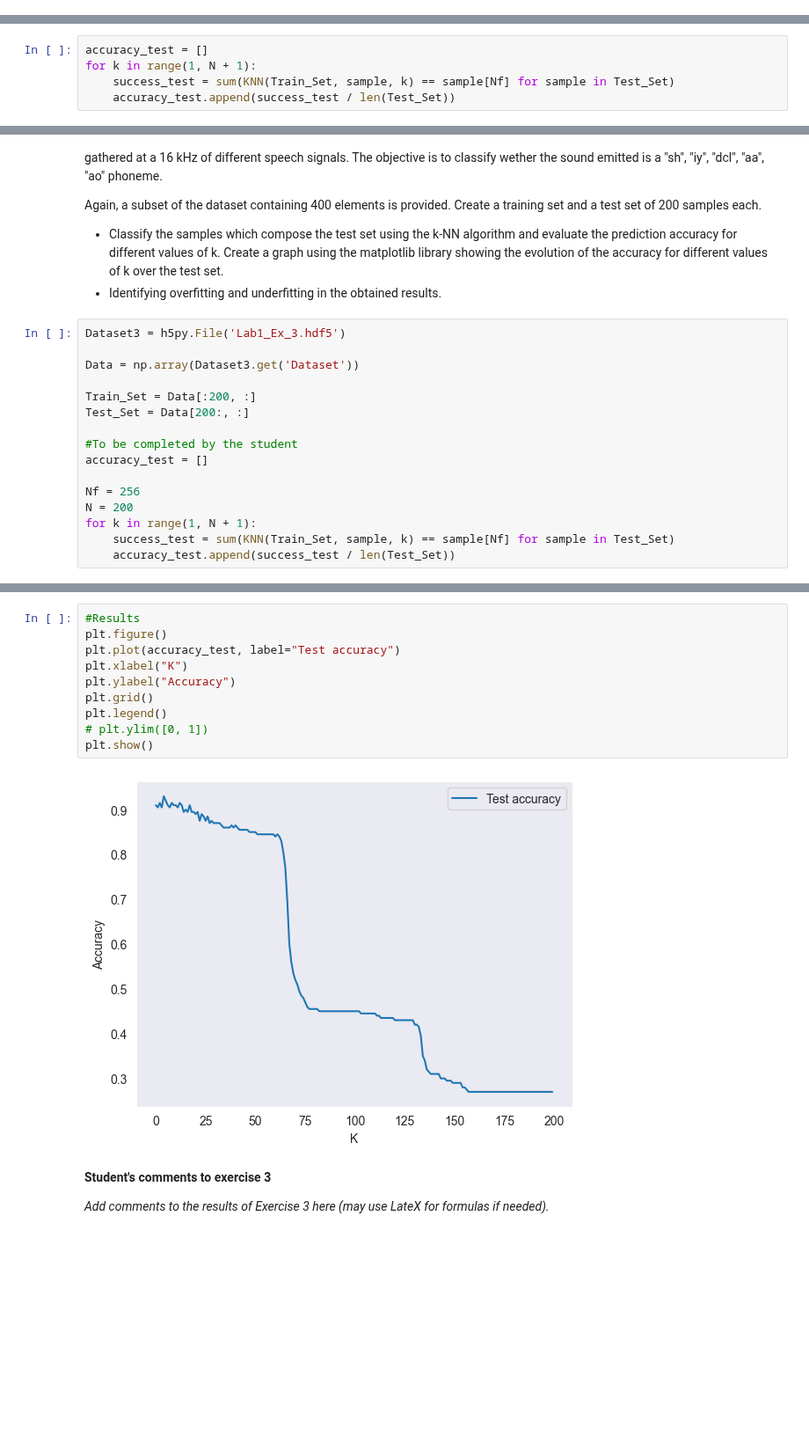
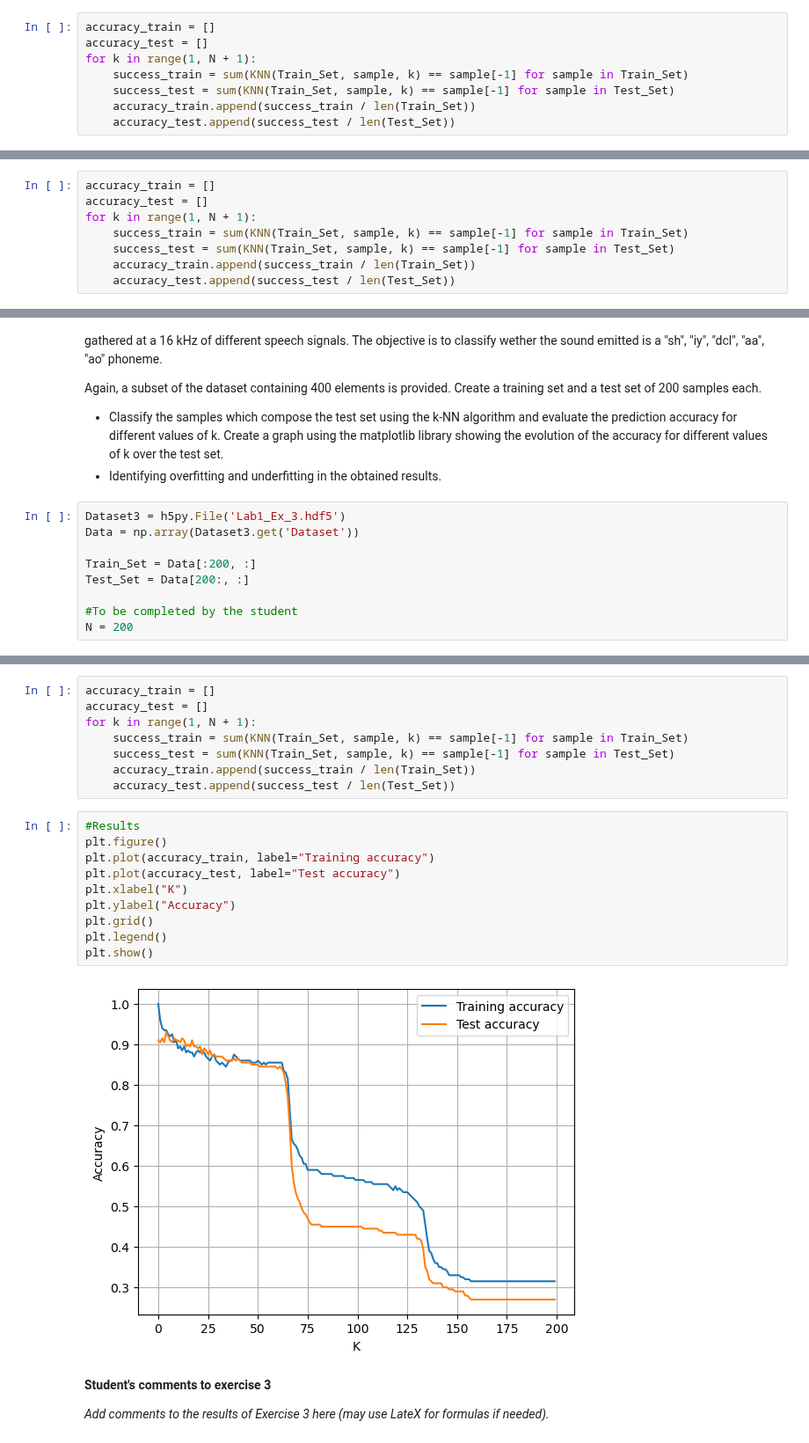
Before and after one commit to steurendo/SLNN, a Jupyter notebook: SL/Lab1/Lab1.ipynb, the cells around one changed output, grey strips where cells are left out. Shown at 88% size. Cells and saved outputs as stored; diff of their text form; blank space fills up the shorter version.

```diff
--- a/SL/Lab1/Lab1.ipynb
+++ b/SL/Lab1/Lab1.ipynb
@@ -71,3 +61,11 @@ for k in range(1, N + 1):
+# %%
+accuracy_train = []
+accuracy_test = []
+for k in range(1, N + 1):
+    success_train = sum(KNN(Train_Set, sample, k) == sample[-1] for sample in Train_Set)
+    success_test = sum(KNN(Train_Set, sample, k) == sample[-1] for sample in Test_Set)
+    accuracy_train.append(success_train / len(Train_Set))
+    accuracy_test.append(success_test / len(Test_Set))
 # %%
 #Results
 plt.figure()
@@ -118,8 +112,11 @@ Nf = 11
 N = 200
 # %%
+accuracy_train = []
 accuracy_test = []
 for k in range(1, N + 1):
-    success_test = sum(KNN(Train_Set, sample, k) == sample[Nf] for sample in Test_Set)
+    success_train = sum(KNN(Train_Set, sample, k) == sample[-1] for sample in Train_Set)
+    success_test = sum(KNN(Train_Set, sample, k) == sample[-1] for sample in Test_Set)
+    accuracy_train.append(success_train / len(Train_Set))
     accuracy_test.append(success_test / len(Test_Set))
 # %%
 #Part 1 - Results
@@ -178,17 +175,10 @@ Again, a subset of the dataset containing 400 elements is provided. Create a tra
 *   Identifying overfitting and underfitting in the obtained results.
 # %%
 Dataset3 = h5py.File('Lab1_Ex_3.hdf5')
-
 Data = np.array(Dataset3.get('Dataset'))
 
 Train_Set = Data[:200, :]
 Test_Set = Data[200:, :]
 
 #To be completed by the student
-accuracy_test = []
-
-Nf = 256
 N = 200
-for k in range(1, N + 1):
-    success_test = sum(KNN(Train_Set, sample, k) == sample[Nf] for sample in Test_Set)
-    accuracy_test.append(success_test / len(Test_Set))
@@ -197,15 +185,23 @@ for k in range(1, N + 1):
+# %%
+accuracy_train = []
+accuracy_test = []
+for k in range(1, N + 1):
+    success_train = sum(KNN(Train_Set, sample, k) == sample[-1] for sample in Train_Set)
+    success_test = sum(KNN(Train_Set, sample, k) == sample[-1] for sample in Test_Set)
+    accuracy_train.append(success_train / len(Train_Set))
+    accuracy_test.append(success_test / len(Test_Set))
 # %%
 #Results
 plt.figure()
+plt.plot(accuracy_train, label="Training accuracy")
 plt.plot(accuracy_test, label="Test accuracy")
 plt.xlabel("K")
 plt.ylabel("Accuracy")
 plt.grid()
 plt.legend()
-# plt.ylim([0, 1])
 plt.show()
 # %% [output]
-[figure, old version]
+[figure, new version]
 # %% [markdown]
 **Student's comments to exercise 3**
 
```
Also changed, not shown: parts of 8 cells of this notebook.
